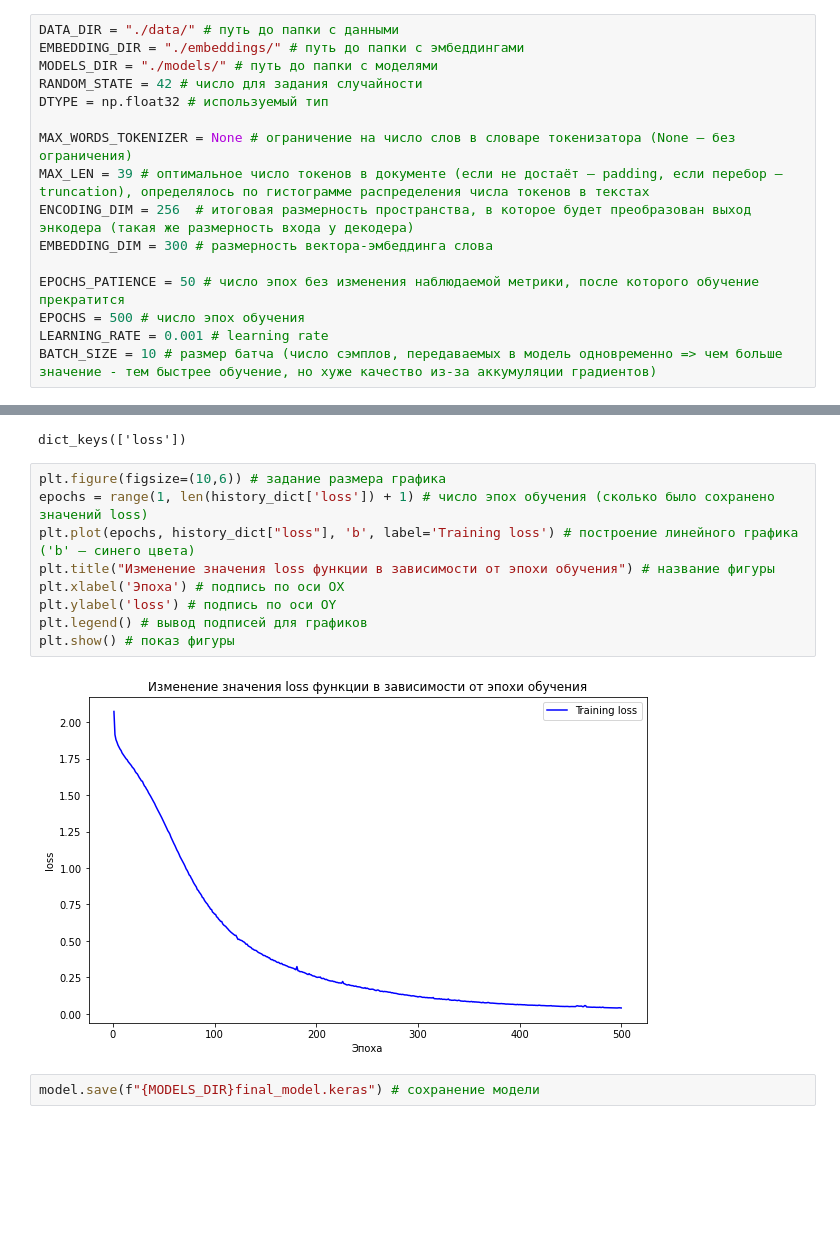
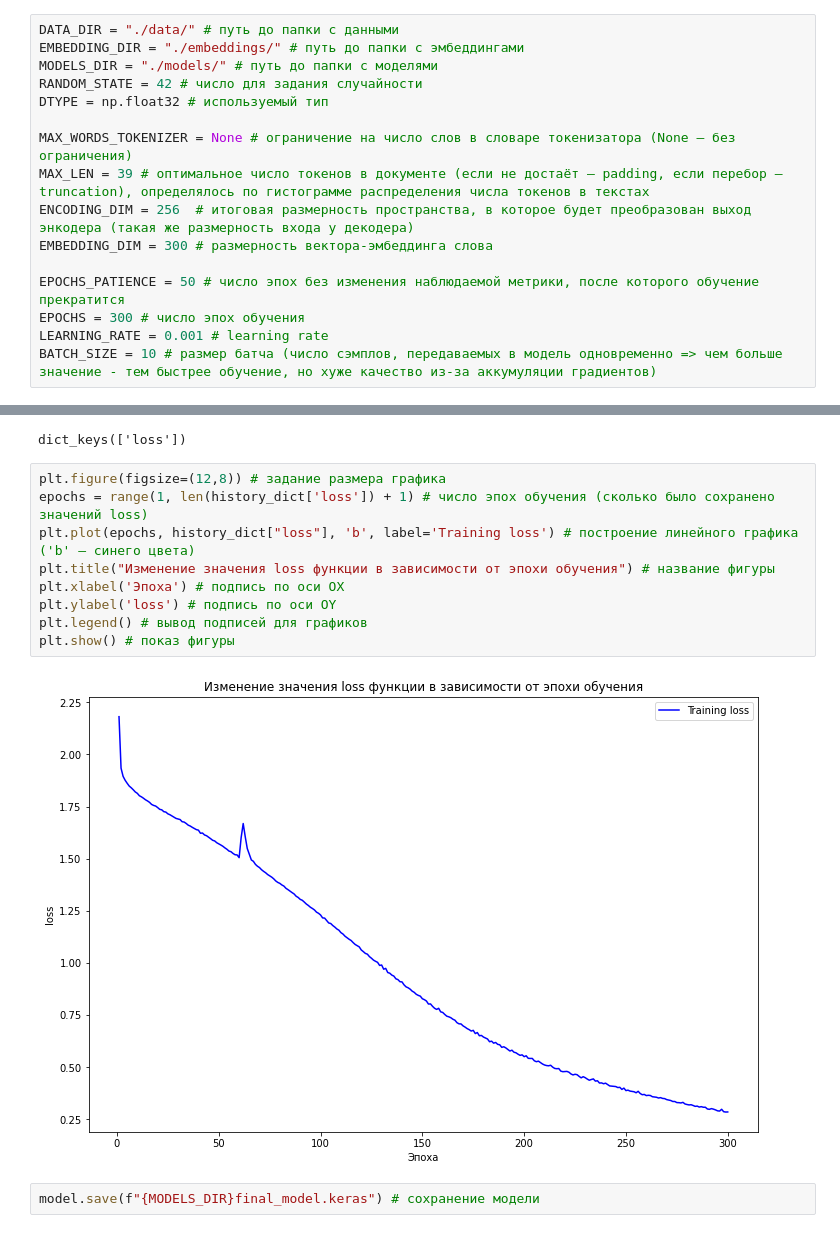
Before and after one commit to DenisKabanov/natural_language_processing, a Jupyter notebook: 6) Encoder - Decoder (Paraphrasing)/task.ipynb, the cells around one changed output, grey strips where cells are left out. Drawn from its saved outputs; the diff is of its cells as text; blank space fills up the shorter version.

```diff
--- a/6) Encoder - Decoder (Paraphrasing)/task.ipynb
+++ b/6) Encoder - Decoder (Paraphrasing)/task.ipynb
@@ -44,7 +44,7 @@ ENCODING_DIM = 256  # итоговая размерность пространс
 EMBEDDING_DIM = 300 # размерность вектора-эмбеддинга слова
 
 EPOCHS_PATIENCE = 50 # число эпох без изменения наблюдаемой метрики, после которого обучение прекратится
-EPOCHS = 500 # число эпох обучения
+EPOCHS = 300 # число эпох обучения
 LEARNING_RATE = 0.001 # learning rate
 BATCH_SIZE = 10 # размер батча (число сэмплов, передаваемых в модель одновременно => чем больше значение - тем быстрее обучение, но хуже качество из-за аккумуляции градиентов)
 # %% [markdown]
@@ -418,16 +418,16 @@ print(history_dict.keys()) # ключи в словаре истории
 # %% [output]
 dict_keys(['loss'])
 # %%
-plt.figure(figsize=(10,6)) # задание размера графика
+plt.figure(figsize=(12,8)) # задание размера графика
 epochs = range(1, len(history_dict['loss']) + 1) # число эпох обучения (сколько было сохранено значений loss)
 plt.plot(epochs, history_dict["loss"], 'b', label='Training loss') # построение линейного графика ('b' — синего цвета)
 plt.title("Изменение значения loss функции в зависимости от эпохи обучения") # название фигуры
 plt.xlabel('Эпоха') # подпись по оси OX
 plt.ylabel('loss') # подпись по оси OY
 plt.legend() # вывод подписей для графиков
 plt.show() # показ фигуры
 # %% [output]
-[figure, old version]
+[figure, new version]
 # %%
 model.save(f"{MODELS_DIR}final_model.keras") # сохранение модели
 # %% [markdown]
```
Also changed, not shown: parts of 5 cells of this notebook, 2 other files.
